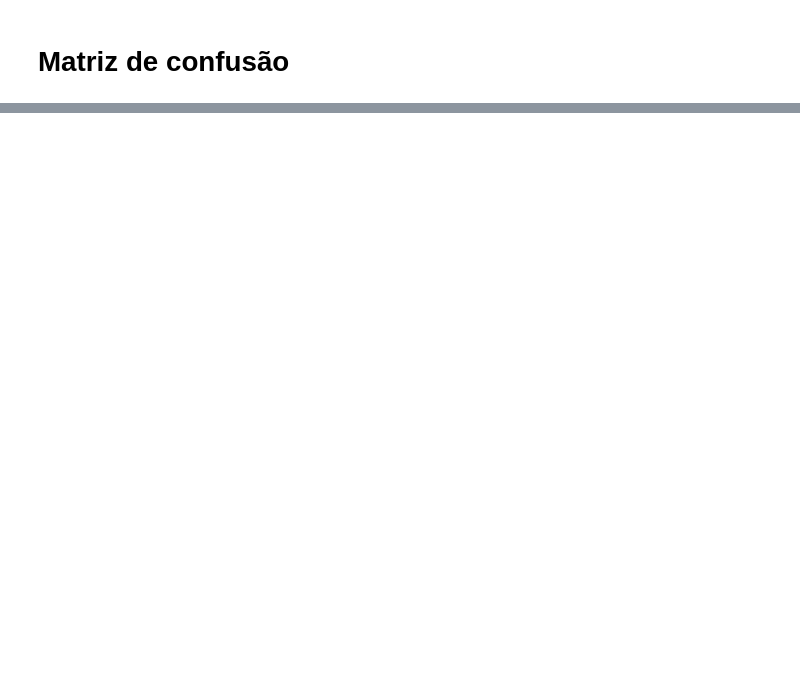
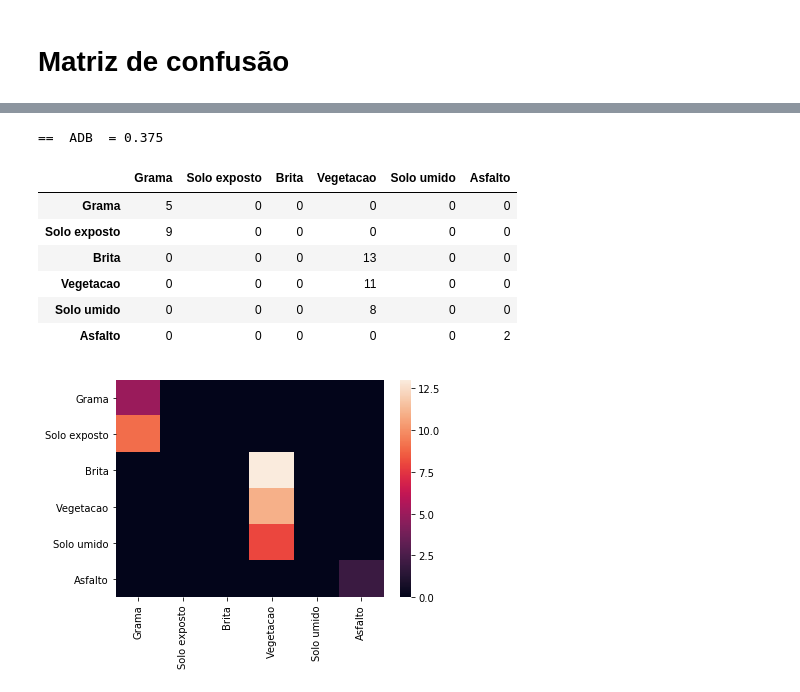
Before and after one commit to sclaudiobr/modelo-espectral, a Jupyter notebook: datamining_spectro.ipynb, the cells around one changed output, grey strips where cells are left out. Drawn from its saved outputs; the diff is of its cells as text; code cells hidden in the pictures; blank space fills up the shorter version.

```diff
--- a/datamining_spectro.ipynb
+++ b/datamining_spectro.ipynb
@@ -217,0 +225,18 @@ print(confusion_matrix(y_test, y_predrdf))
+# %%
+print("=="," ADB ","=",metrics.accuracy_score(y_test, y_predadb))
+adb = (confusion_matrix(y_test, y_predadb))
+adbm = pd.DataFrame(adb)
+adbm.columns = spc["classes"].unique()
+adbm.index = index()
+sb.heatmap(adbm,vmin=0,vmax=13)
+adbm
+# %% [output]
+==  ADB  = 0.375
+|  | Grama | Solo exposto | Brita | Vegetacao | Solo umido | Asfalto |
+| Grama | 5 | 0 | 0 | 0 | 0 | 0 |
+| Solo exposto | 9 | 0 | 0 | 0 | 0 | 0 |
+| Brita | 0 | 0 | 0 | 13 | 0 | 0 |
+| Vegetacao | 0 | 0 | 0 | 11 | 0 | 0 |
+| Solo umido | 0 | 0 | 0 | 8 | 0 | 0 |
+| Asfalto | 0 | 0 | 0 | 0 | 0 | 2 |
+[figure, added]
```
Also changed, not shown: parts of 21 cells of this notebook.
